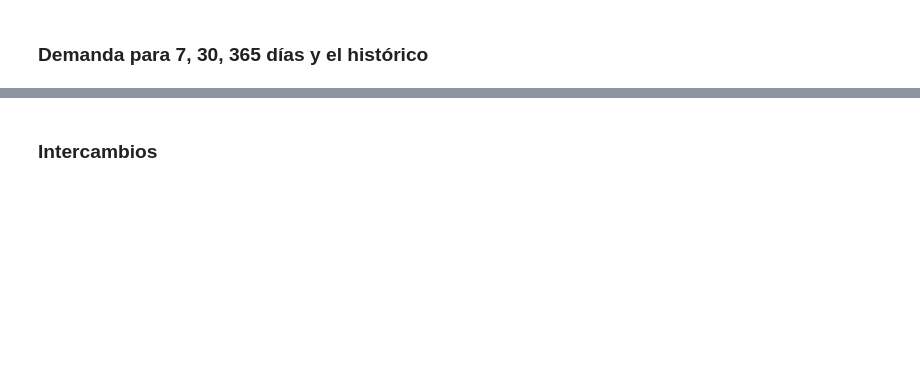
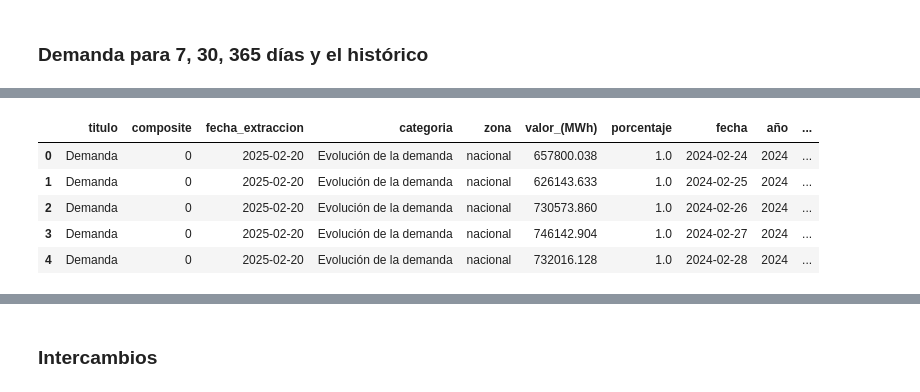
Before and after one commit to mgalvaro/PFB_red_electrica, a Jupyter notebook: Arreglos_Streamlit.ipynb, the cells around one changed output, grey strips where cells are left out. Cells and saved outputs as stored; diff of their text form; code cells hidden in the pictures; blank space fills up the shorter version.

```diff
--- a/Arreglos_Streamlit.ipynb
+++ b/Arreglos_Streamlit.ipynb
@@ -29,0 +88,9 @@ df_demanda_filtered.head()
+# %%
+df_demanda_filtered_1.head()
+# %% [output]
+|  | titulo | composite | fecha_extraccion | categoria | zona | valor_(MWh) | porcentaje | fecha | año | ... |
+| 0 | Demanda | 0 | 2025-02-20 | Evolución de la demanda | nacional | 657800.038 | 1.0 | 2024-02-24 | 2024 | ... |
+| 1 | Demanda | 0 | 2025-02-20 | Evolución de la demanda | nacional | 626143.633 | 1.0 | 2024-02-25 | 2024 | ... |
+| 2 | Demanda | 0 | 2025-02-20 | Evolución de la demanda | nacional | 730573.860 | 1.0 | 2024-02-26 | 2024 | ... |
+| 3 | Demanda | 0 | 2025-02-20 | Evolución de la demanda | nacional | 746142.904 | 1.0 | 2024-02-27 | 2024 | ... |
+| 4 | Demanda | 0 | 2025-02-20 | Evolución de la demanda | nacional | 732016.128 | 1.0 | 2024-02-28 | 2024 | ... |
```
Also changed, not shown: parts of 29 cells of this notebook, 7 other files.
